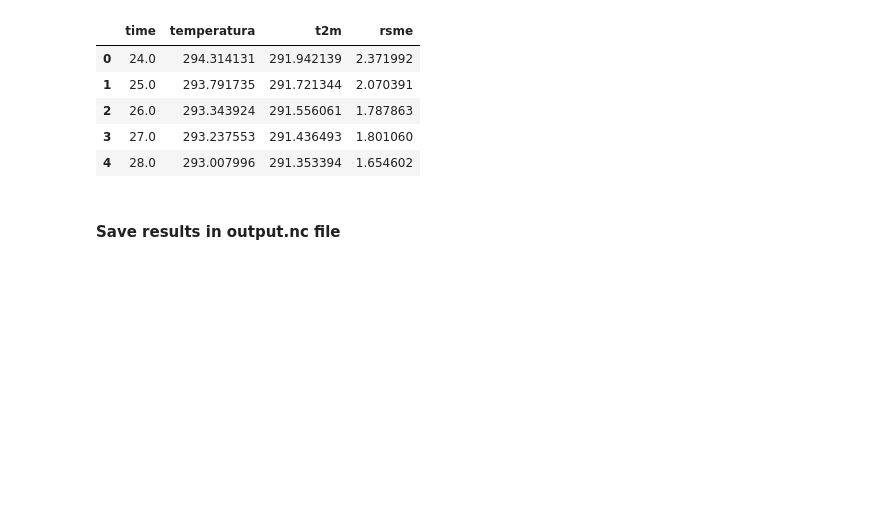
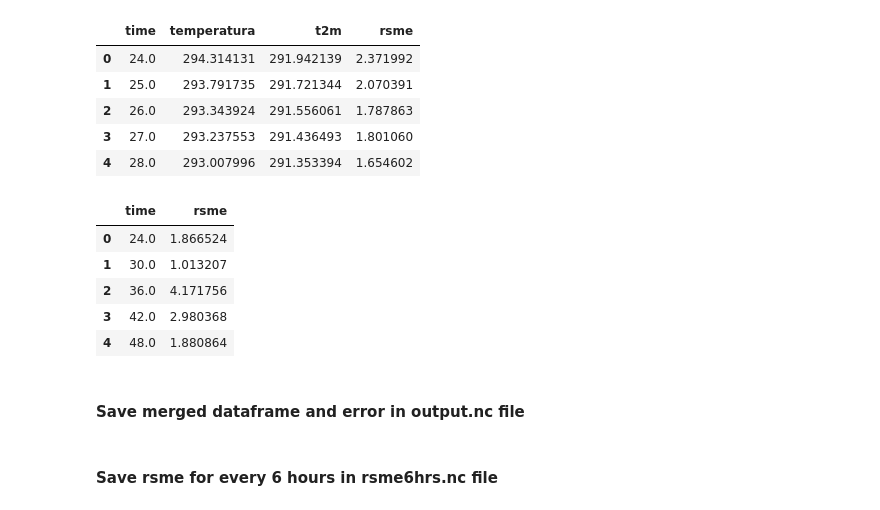
Before and after one commit to climatempo/challenge-accepted-python, a Jupyter notebook: notebooks/eda.ipynb, the cells around one changed output. Cells and saved outputs as stored; diff of their text form; code cells hidden in the pictures; blank space fills up the shorter version.

```diff
--- a/notebooks/eda.ipynb
+++ b/notebooks/eda.ipynb
@@ -432,8 +451,22 @@ df.head()
 | 2 | 26.0 | 293.343924 | 291.556061 | 1.787863 |
 | 3 | 27.0 | 293.237553 | 291.436493 | 1.801060 |
 | 4 | 28.0 | 293.007996 | 291.353394 | 1.654602 |
+# %%
+rsme_6hrs['time'] = (rsme_6hrs['time'] - reference_date) / pd.Timedelta(hours=1)
+
+# Convert to float
+rsme_6hrs['time'] = rsme_6hrs['time'].astype(float)
+# %%
+rsme_6hrs.head()
+# %% [output]
+|  | time | rsme |
+| 0 | 24.0 | 1.866524 |
+| 1 | 30.0 | 1.013207 |
+| 2 | 36.0 | 4.171756 |
+| 3 | 42.0 | 2.980368 |
+| 4 | 48.0 | 1.880864 |
 # %% [markdown]
-#### Save results in output.nc file
+#### Save merged dataframe and error in output.nc file
 # %%
 file_path = "../data/output.nc"
 dataset = nc.Dataset(file_path, 'w', format='NETCDF4')
@@ -444,3 +477,5 @@ for col in df.columns:
 for col in df.columns:
     var = dataset.createVariable(col, df[col].dtype, (col,))
     var[:] = df[col].values
+# %% [markdown]
+#### Save rsme for every 6 hours in rsme6hrs.nc file
```
Also changed, not shown: parts of 12 cells of this notebook, 1 other file.
